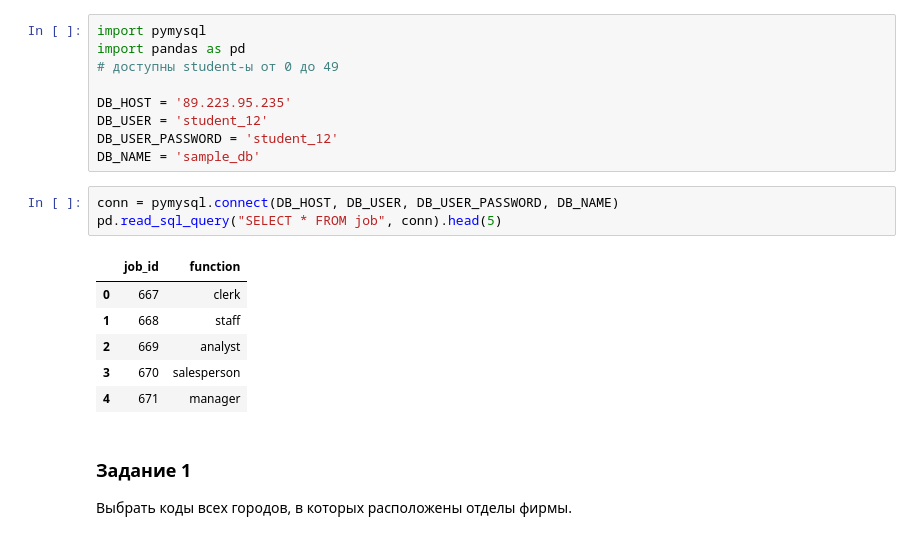
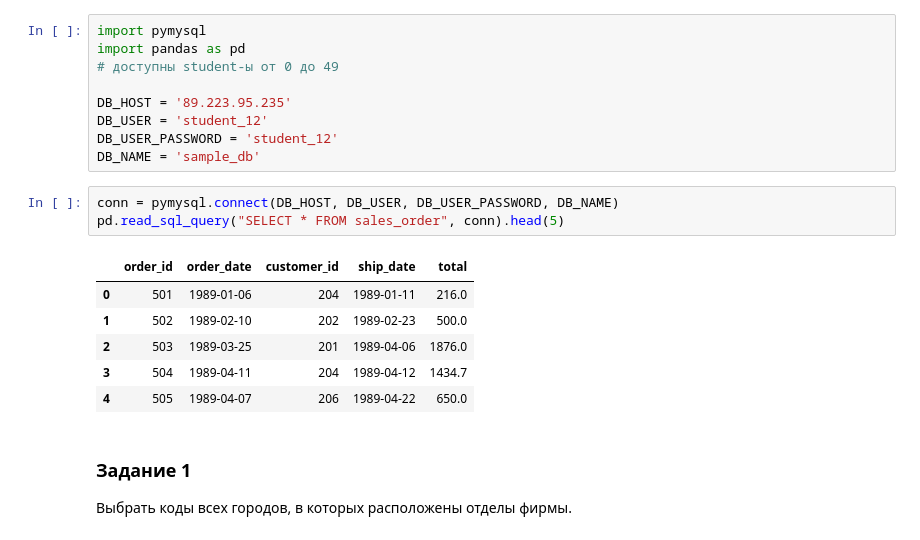
Before and after one commit to theysee/sberbank_reboot, a Jupyter notebook: Поток_3_Практика_к_занятию_4.ipynb, the cells around one changed output. Saved outputs shown, nothing was run; the diff lists cells and outputs as text.

```diff
--- a/Поток_3_Практика_к_занятию_4.ipynb
+++ b/Поток_3_Практика_к_занятию_4.ipynb
@@ -37,14 +33,14 @@ DB_USER_PASSWORD = 'student_12'
 DB_NAME = 'sample_db'
 # %%
 conn = pymysql.connect(DB_HOST, DB_USER, DB_USER_PASSWORD, DB_NAME)
-pd.read_sql_query("SELECT * FROM job", conn).head(5)
+pd.read_sql_query("SELECT * FROM sales_order", conn).head(5)
 # %% [output]
-|  | job_id | function |
-| 0 | 667 | clerk |
-| 1 | 668 | staff |
-| 2 | 669 | analyst |
-| 3 | 670 | salesperson |
-| 4 | 671 | manager |
+|  | order_id | order_date | customer_id | ship_date | total |
+| 0 | 501 | 1989-01-06 | 204 | 1989-01-11 | 216.0 |
+| 1 | 502 | 1989-02-10 | 202 | 1989-02-23 | 500.0 |
+| 2 | 503 | 1989-03-25 | 201 | 1989-04-06 | 1876.0 |
+| 3 | 504 | 1989-04-11 | 204 | 1989-04-12 | 1434.7 |
+| 4 | 505 | 1989-04-07 | 206 | 1989-04-22 | 650.0 |
 # %% [markdown]
 ### Задание 1
 Выбрать коды всех городов, в которых расположены отделы фирмы.
```
Also changed, not shown: parts of 6 cells of this notebook.
